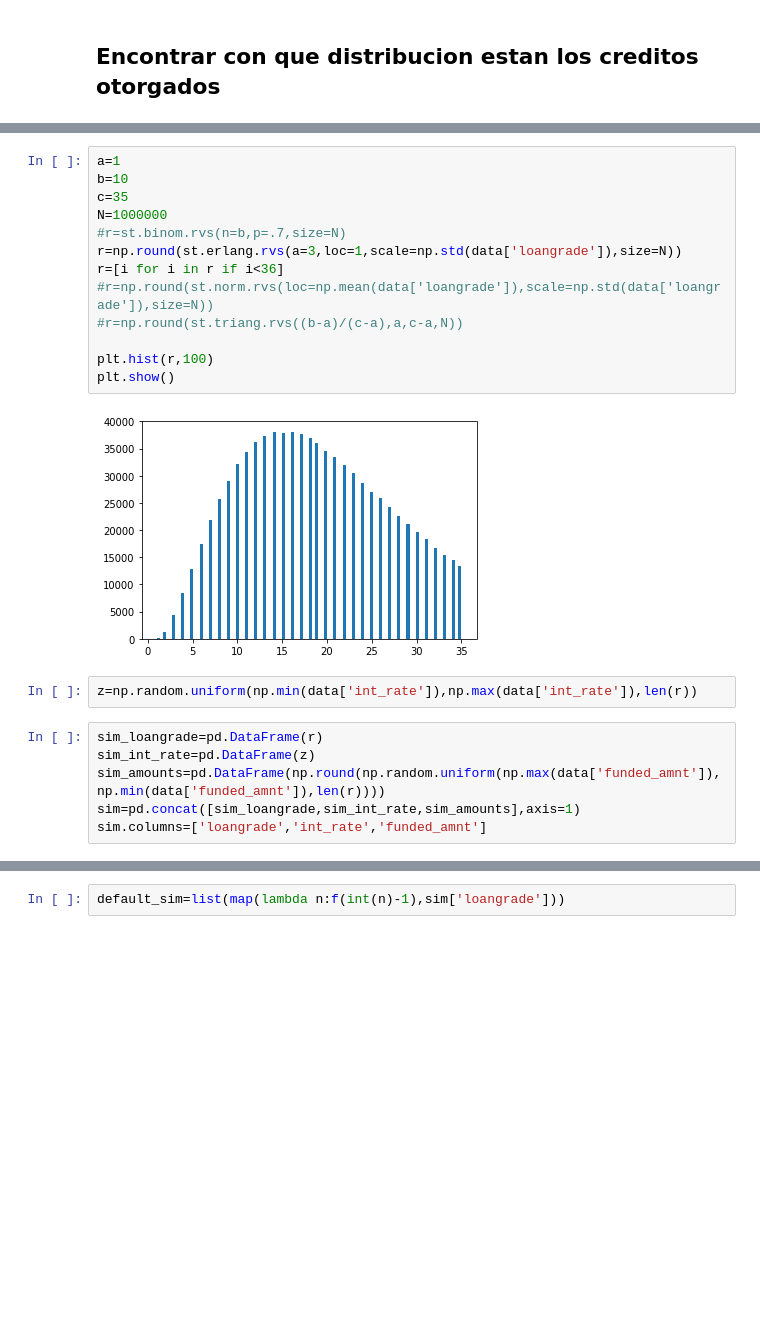
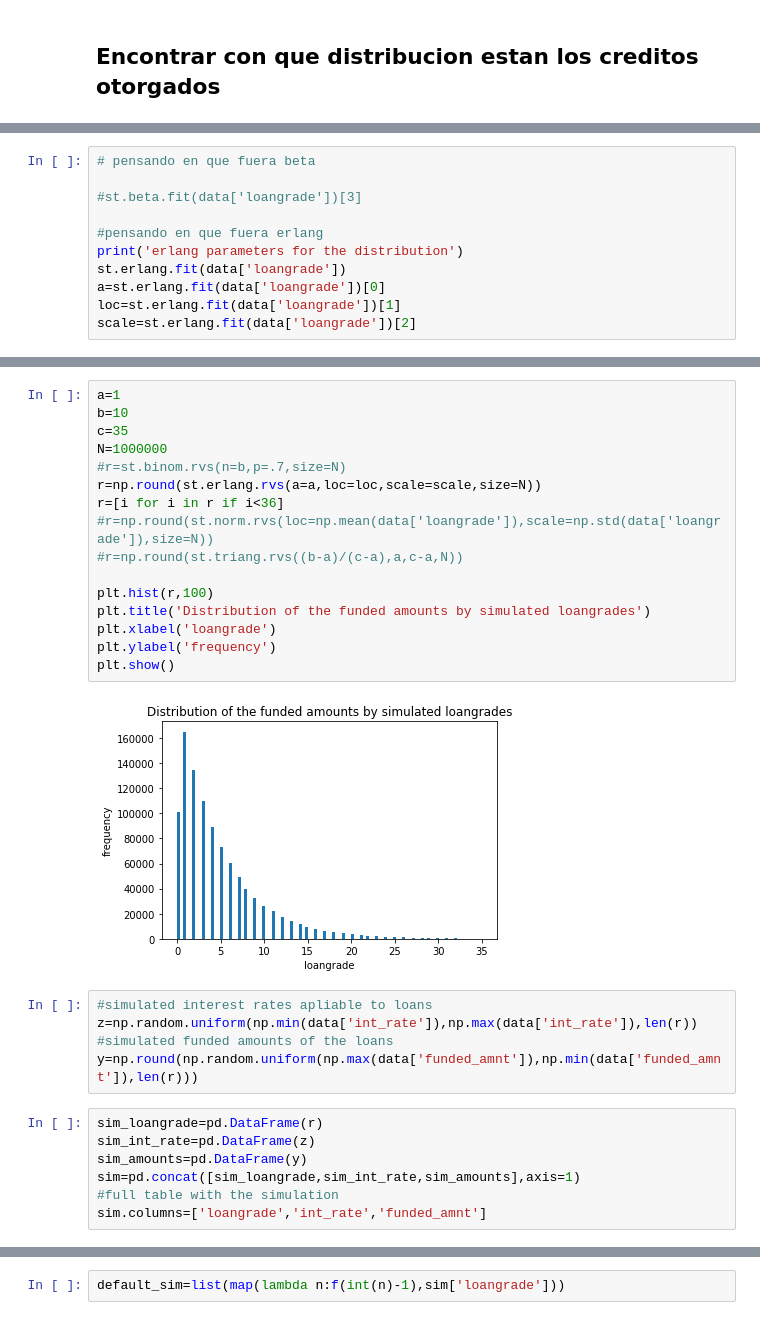
Before and after one commit to agui197/proyecto_modulo1, a Jupyter notebook: Solucion problema 3/Profit_Loss model.ipynb, the cells around one changed output, grey strips where cells are left out. Saved outputs shown, nothing was run; the diff lists cells and outputs as text; blank space fills up the shorter version.

```diff
--- a/Solucion problema 3/Profit_Loss model.ipynb
+++ b/Solucion problema 3/Profit_Loss model.ipynb
@@ -173,0 +165,11 @@ Text(0,0.5,'Data theorical quantiles')
+# %%
+# pensando en que fuera beta
+
+#st.beta.fit(data['loangrade'])[3]
+
+#pensando en que fuera erlang
+print('erlang parameters for the distribution')
+st.erlang.fit(data['loangrade'])
+a=st.erlang.fit(data['loangrade'])[0]
+loc=st.erlang.fit(data['loangrade'])[1]
+scale=st.erlang.fit(data['loangrade'])[2]
@@ -174,24 +186,31 @@ Text(0,0.5,'Data theorical quantiles')
 # %%
 a=1
 b=10
 c=35
 N=1000000
 #r=st.binom.rvs(n=b,p=.7,size=N)
-r=np.round(st.erlang.rvs(a=3,loc=1,scale=np.std(data['loangrade']),size=N))
+r=np.round(st.erlang.rvs(a=a,loc=loc,scale=scale,size=N))
 r=[i for i in r if i<36]
 #r=np.round(st.norm.rvs(loc=np.mean(data['loangrade']),scale=np.std(data['loangrade']),size=N))
 #r=np.round(st.triang.rvs((b-a)/(c-a),a,c-a,N))
 
 plt.hist(r,100)
+plt.title('Distribution of the funded amounts by simulated loangrades')
+plt.xlabel('loangrade')
+plt.ylabel('frequency')
 plt.show()
 # %% [output]
-[figure, old version]
+[figure, new version]
 # %%
+#simulated interest rates apliable to loans
 z=np.random.uniform(np.min(data['int_rate']),np.max(data['int_rate']),len(r))
+#simulated funded amounts of the loans
+y=np.round(np.random.uniform(np.max(data['funded_amnt']),np.min(data['funded_amnt']),len(r)))
 # %%
 sim_loangrade=pd.DataFrame(r)
 sim_int_rate=pd.DataFrame(z)
-sim_amounts=pd.DataFrame(np.round(np.random.uniform(np.max(data['funded_amnt']),np.min(data['funded_amnt']),len(r))))
+sim_amounts=pd.DataFrame(y)
 sim=pd.concat([sim_loangrade,sim_int_rate,sim_amounts],axis=1)
+#full table with the simulation
 sim.columns=['loangrade','int_rate','funded_amnt']
 # %%
```
Also changed, not shown: parts of 13 cells of this notebook.
